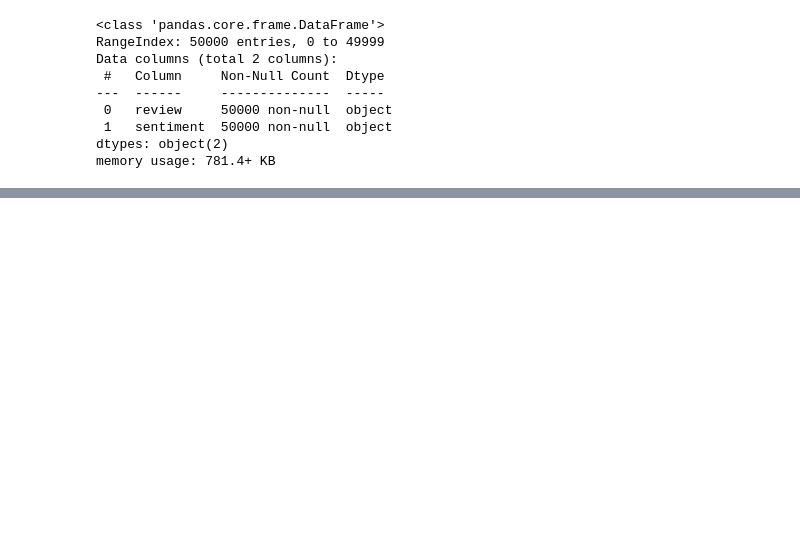
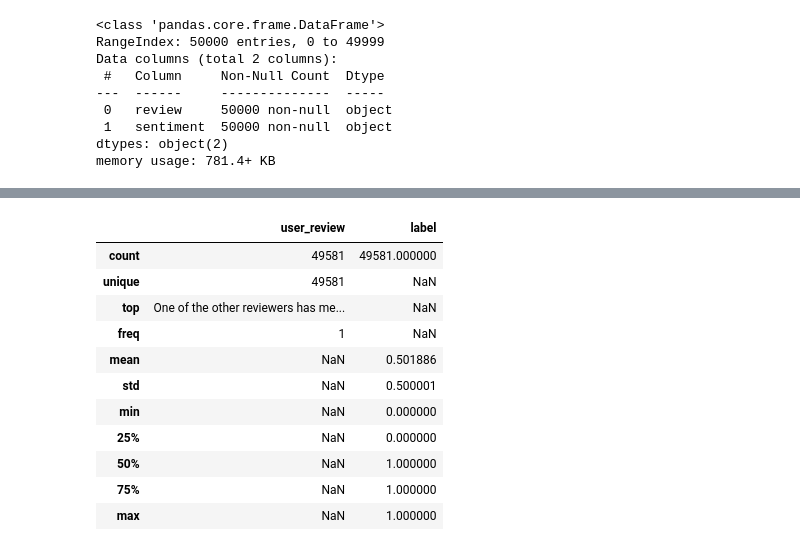
Before and after one commit to alexismenanieves/TensorFlow_Basics, a Jupyter notebook: notebooks/01_IMDB_Sentiment_Analysis.ipynb, the cells around one changed output, grey strips where cells are left out. Saved outputs shown, nothing was run; the diff lists cells and outputs as text; code cells hidden in the pictures; blank space fills up the shorter version.

```diff
--- a/notebooks/01_IMDB_Sentiment_Analysis.ipynb
+++ b/notebooks/01_IMDB_Sentiment_Analysis.ipynb
@@ -66,0 +106,17 @@ df_interim
+# %%
+# Step 3. Create a basic data analysis
+# 3.1 Describe data
+df.describe(include='all')
+# %% [output]
+|  | user_review | label |
+| count | 49581 | 49581.000000 |
+| unique | 49581 | NaN |
+| top | One of the other reviewers has me... | NaN |
+| freq | 1 | NaN |
+| mean | NaN | 0.501886 |
+| std | NaN | 0.500001 |
+| min | NaN | 0.000000 |
+| 25% | NaN | 0.000000 |
+| 50% | NaN | 1.000000 |
+| 75% | NaN | 1.000000 |
+| max | NaN | 1.000000 |
```
Also changed, not shown: parts of 5 cells of this notebook.
